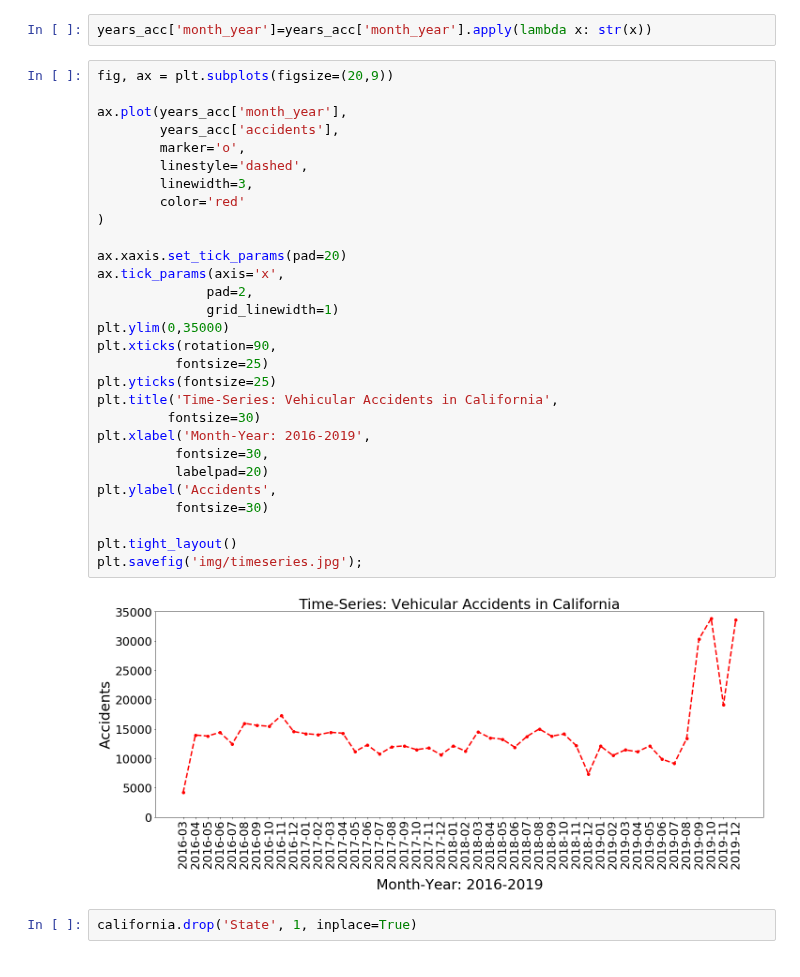
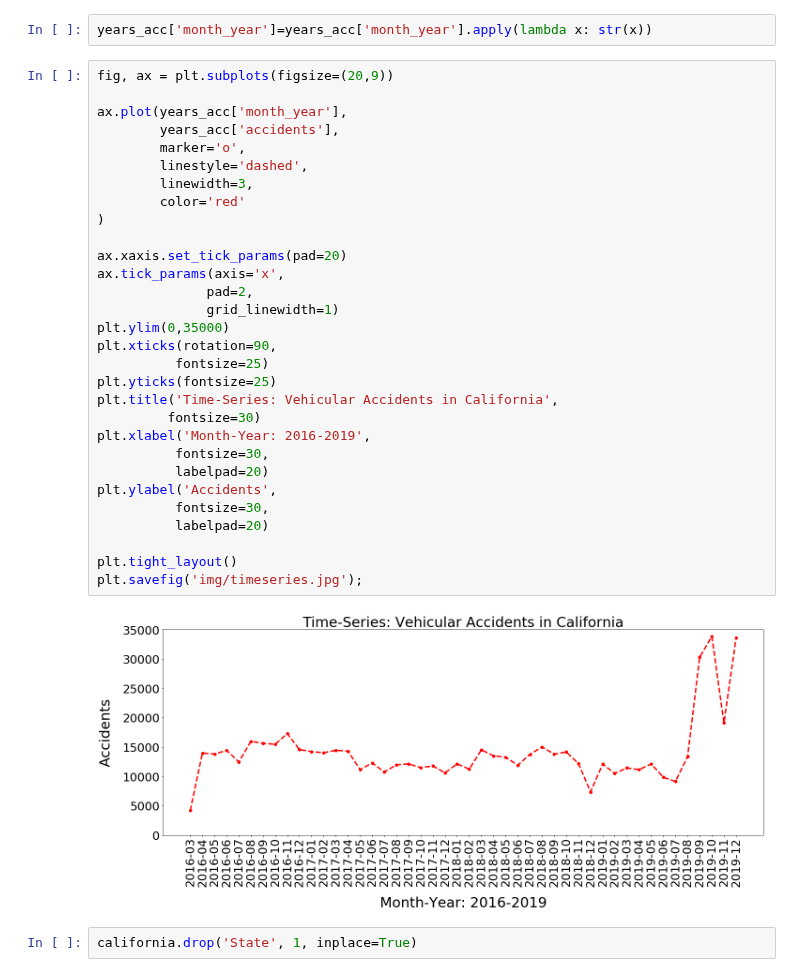
Before and after one commit to mpayumo/accident-severity-us, a Jupyter notebook: accidents-6-model.ipynb, the cells around one changed output. Cells and saved outputs as stored; diff of their text form.

```diff
--- a/accidents-6-model.ipynb
+++ b/accidents-6-model.ipynb
@@ -194,34 +175,35 @@ years_acc['month_year']=years_acc['month_year'].apply(lambda x: str(x))
 # %%
 fig, ax = plt.subplots(figsize=(20,9))
 
 ax.plot(years_acc['month_year'],
         years_acc['accidents'],
         marker='o',
         linestyle='dashed',
         linewidth=3,
         color='red'
 )
 
 ax.xaxis.set_tick_params(pad=20)
 ax.tick_params(axis='x',
               pad=2,
               grid_linewidth=1)
 plt.ylim(0,35000)
 plt.xticks(rotation=90,
           fontsize=25)
 plt.yticks(fontsize=25)
 plt.title('Time-Series: Vehicular Accidents in California',
          fontsize=30)
 plt.xlabel('Month-Year: 2016-2019',
           fontsize=30,
           labelpad=20)
 plt.ylabel('Accidents',
-          fontsize=30)
+          fontsize=30,
+          labelpad=20)
 
 plt.tight_layout()
 plt.savefig('img/timeseries.jpg');
 # %% [output]
-[figure, old version]
+[figure, new version]
 # %%
 california.drop('State', 1, inplace=True)
 # %% [output]
```
Also changed, not shown: parts of 27 cells of this notebook, 3 other files.
